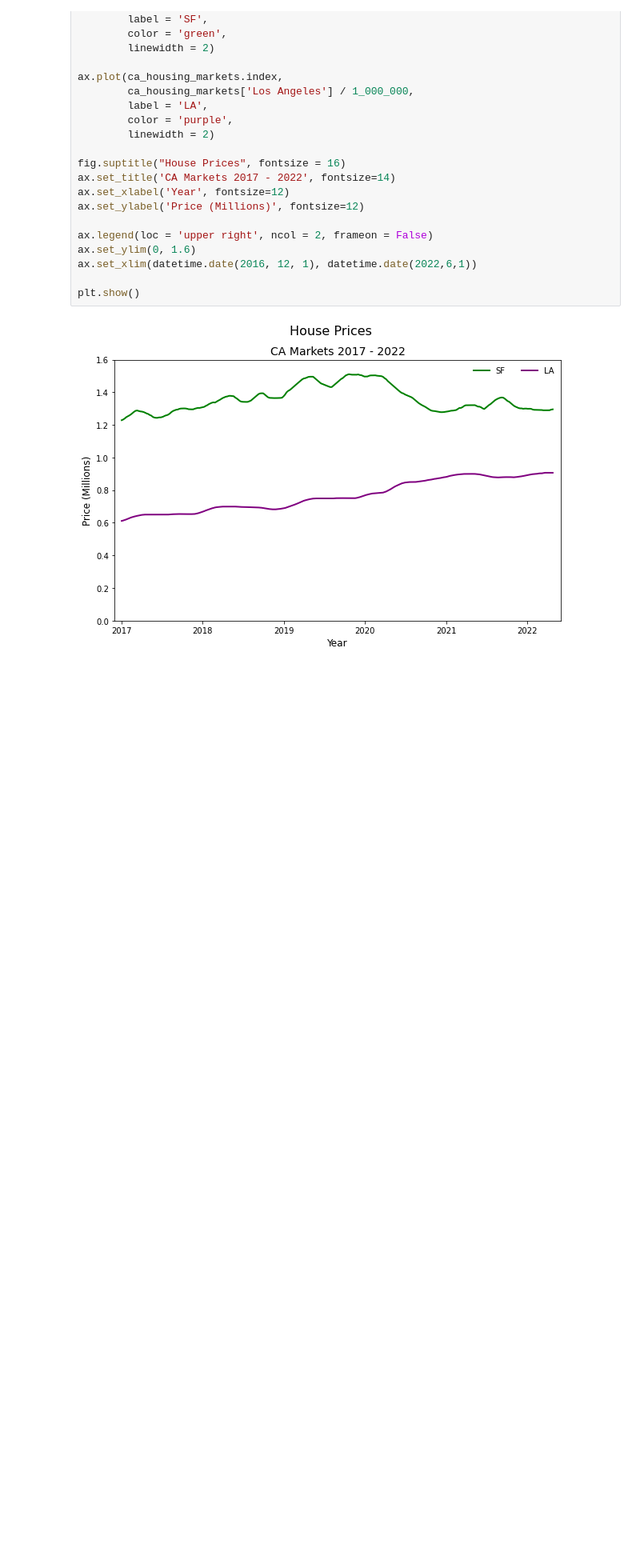
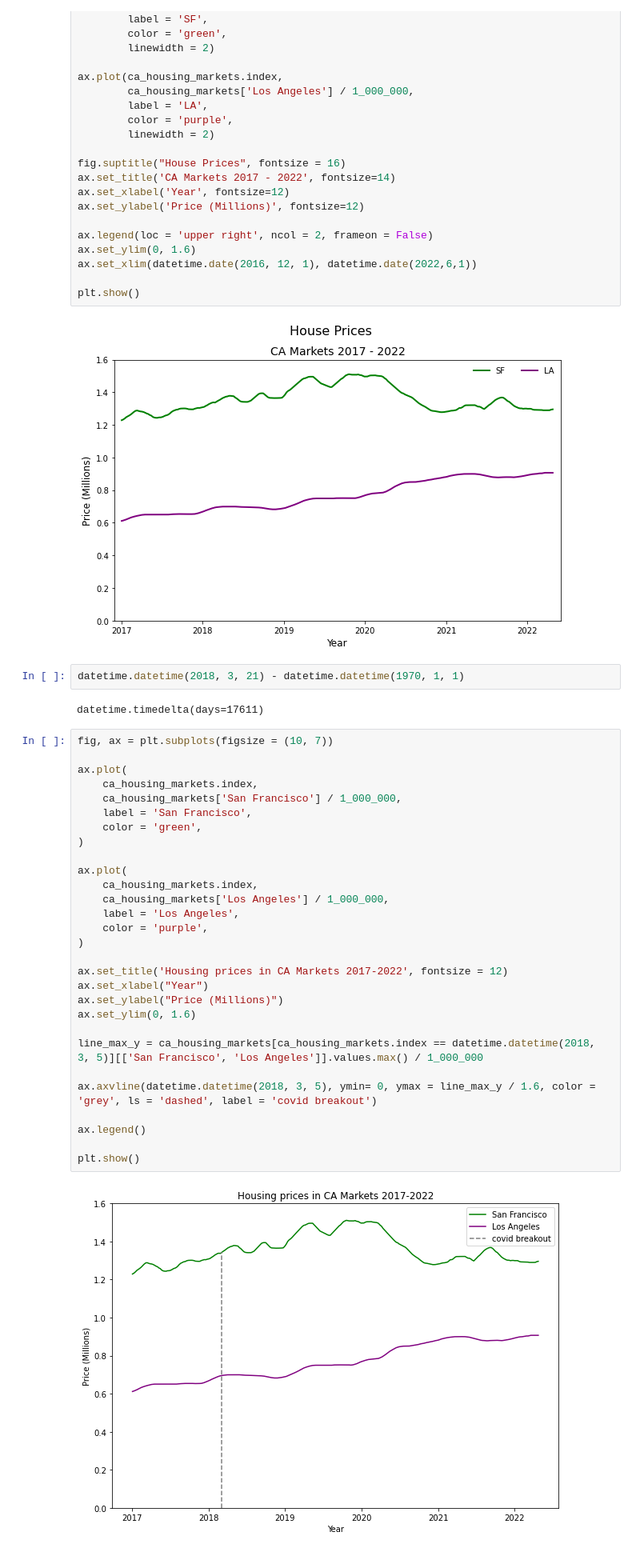
Before and after one commit to naruhikohama/dataviz-python, a Jupyter notebook: matplotlib_fundamentals.ipynb, the cells around one changed output. Shown at 80% size. Cells and saved outputs as stored; diff of their text form; blank space fills up the shorter version.

```diff
--- a/matplotlib_fundamentals.ipynb
+++ b/matplotlib_fundamentals.ipynb
@@ -282,3 +282,38 @@ ax.set_xlim(datetime.date(2016, 12, 1), datetime.date(2022,6,1))
 plt.show()
 # %% [output]
 [figure]
+# %%
+datetime.datetime(2018, 3, 21) - datetime.datetime(1970, 1, 1)
+# %% [output]
+datetime.timedelta(days=17611)
+# %%
+fig, ax = plt.subplots(figsize = (10, 7))
+
+ax.plot(
+    ca_housing_markets.index,
+    ca_housing_markets['San Francisco'] / 1_000_000,
+    label = 'San Francisco',
+    color = 'green',
+)
+
+ax.plot(
+    ca_housing_markets.index,
+    ca_housing_markets['Los Angeles'] / 1_000_000,
+    label = 'Los Angeles',
+    color = 'purple',
+)
+
+ax.set_title('Housing prices in CA Markets 2017-2022', fontsize = 12)
+ax.set_xlabel("Year")
+ax.set_ylabel("Price (Millions)")
+ax.set_ylim(0, 1.6)
+
+line_max_y = ca_housing_markets[ca_housing_markets.index == datetime.datetime(2018, 3, 5)][['San Francisco', 'Los Angeles']].values.max() / 1_000_000
+
+ax.axvline(datetime.datetime(2018, 3, 5), ymin= 0, ymax = line_max_y / 1.6, color = 'grey', ls = 'dashed', label = 'covid breakout')
+
+ax.legend()
+
+plt.show()
+# %% [output]
+[figure, added]
```
Also changed, not shown: parts of 1 cell of this notebook.
